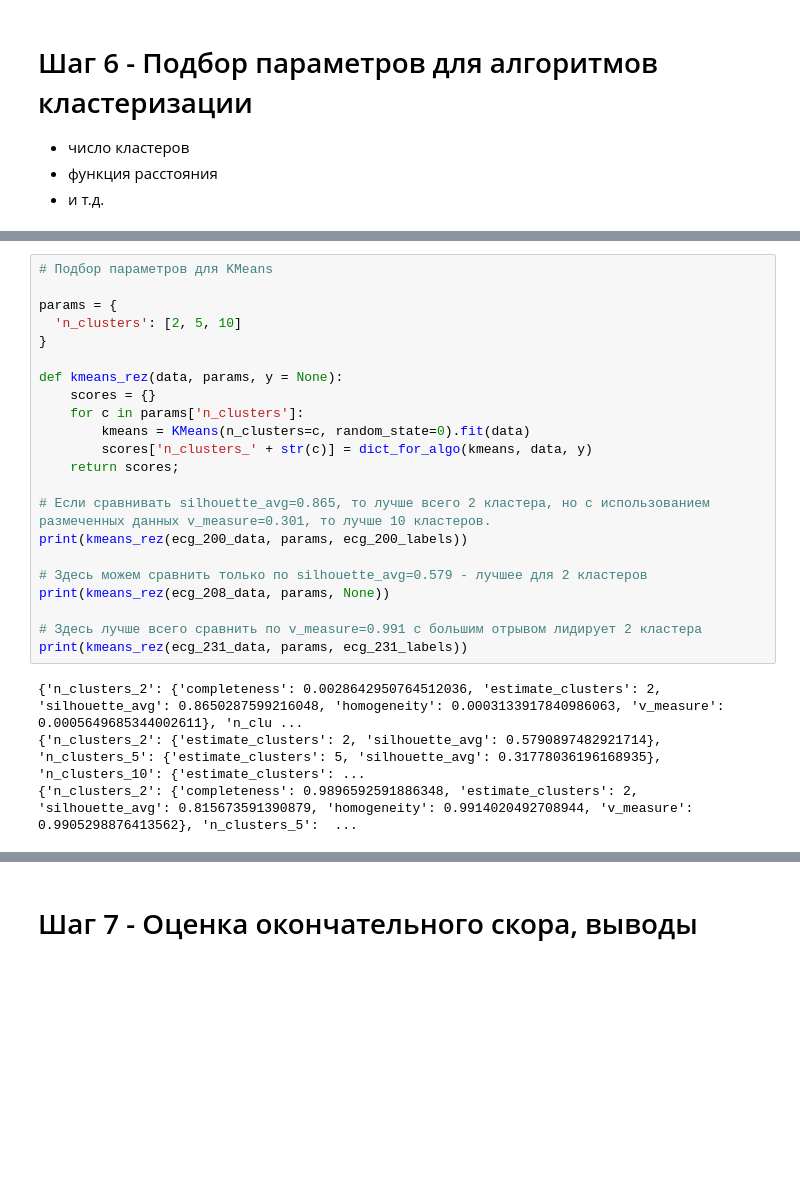
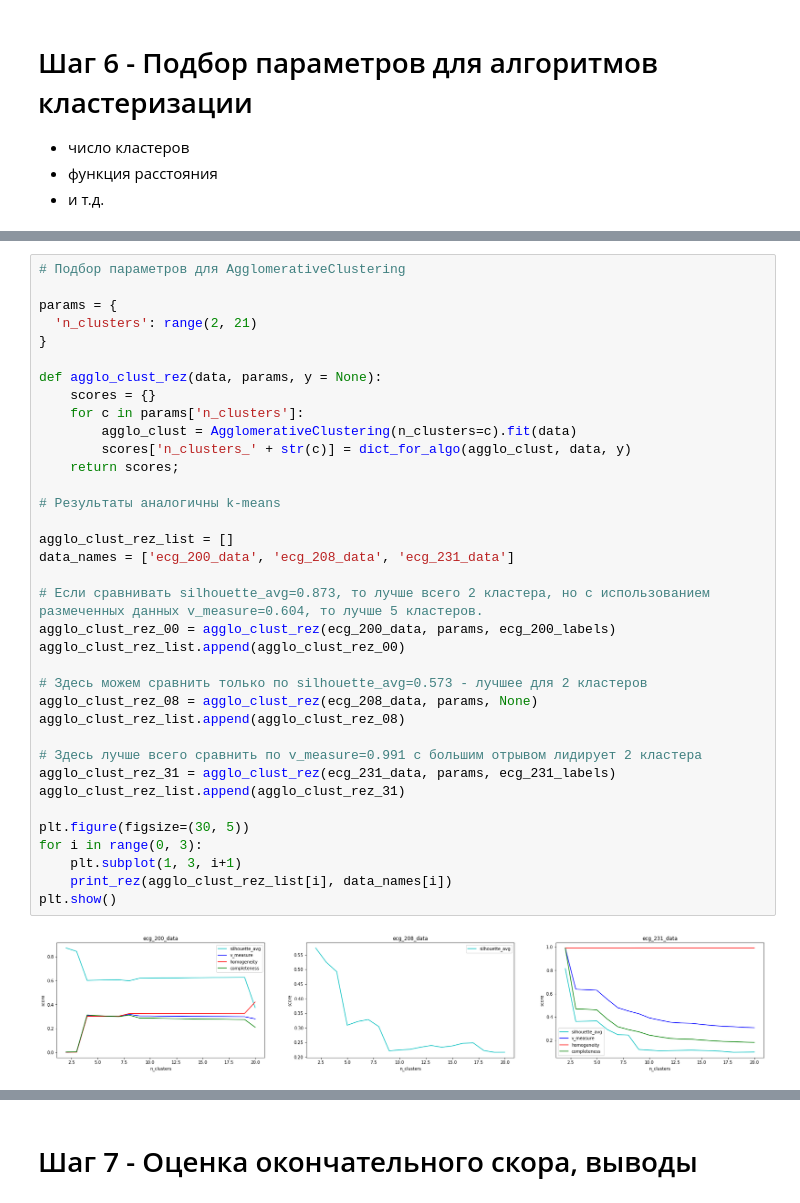
Before and after one commit to axreldable/tech_ml_intro, a Jupyter notebook: lesson_3/lecture/ecg/ecg_task.ipynb, the cells around one changed output, grey strips where cells are left out. Saved outputs shown, nothing was run; the diff lists cells and outputs as text; blank space fills up the shorter version.

```diff
--- a/lesson_3/lecture/ecg/ecg_task.ipynb
+++ b/lesson_3/lecture/ecg/ecg_task.ipynb
@@ -262,26 +308,38 @@ ecg_231_data
 # %%
-# Подбор параметров для KMeans
+# Подбор параметров для AgglomerativeClustering
 
 params = {
-  'n_clusters': [2, 5, 10]
+  'n_clusters': range(2, 21)
 }
 
-def kmeans_rez(data, params, y = None):
+def agglo_clust_rez(data, params, y = None):
     scores = {}
     for c in params['n_clusters']:
-        kmeans = KMeans(n_clusters=c, random_state=0).fit(data)
-        scores['n_clusters_' + str(c)] = dict_for_algo(kmeans, data, y)
+        agglo_clust = AgglomerativeClustering(n_clusters=c).fit(data)
+        scores['n_clusters_' + str(c)] = dict_for_algo(agglo_clust, data, y)
     return scores;
 
-# Если сравнивать silhouette_avg=0.865, то лучше всего 2 кластера, но с использованием размеченных данных v_measure=0.301, то лучше 10 кластеров.
-print(kmeans_rez(ecg_200_data, params, ecg_200_labels))
+# Результаты аналогичны k-means
 
-# Здесь можем сравнить только по silhouette_avg=0.579 - лучшее для 2 кластеров
-print(kmeans_rez(ecg_208_data, params, None))
+agglo_clust_rez_list = []
+data_names = ['ecg_200_data', 'ecg_208_data', 'ecg_231_data']
+
+# Если сравнивать silhouette_avg=0.873, то лучше всего 2 кластера, но с использованием размеченных данных v_measure=0.604, то лучше 5 кластеров.
+agglo_clust_rez_00 = agglo_clust_rez(ecg_200_data, params, ecg_200_labels)
+agglo_clust_rez_list.append(agglo_clust_rez_00)
+
+# Здесь можем сравнить только по silhouette_avg=0.573 - лучшее для 2 кластеров
+agglo_clust_rez_08 = agglo_clust_rez(ecg_208_data, params, None)
+agglo_clust_rez_list.append(agglo_clust_rez_08)
 
 # Здесь лучше всего сравнить по v_measure=0.991 с большим отрывом лидирует 2 кластера
-print(kmeans_rez(ecg_231_data, params, ecg_231_labels))
+agglo_clust_rez_31 = agglo_clust_rez(ecg_231_data, params, ecg_231_labels)
+agglo_clust_rez_list.append(agglo_clust_rez_31)
+
+plt.figure(figsize=(30, 5))
+for i in range(0, 3):
+    plt.subplot(1, 3, i+1)
+    print_rez(agglo_clust_rez_list[i], data_names[i])
+plt.show()
 # %% [output]
-{'n_clusters_2': {'completeness': 0.0028642950764512036, 'estimate_clusters': 2, 'silhouette_avg': 0.8650287599216048, 'homogeneity': 0.0003133917840986063, 'v_measure': 0.0005649685344002611}, 'n_clu ...
-{'n_clusters_2': {'estimate_clusters': 2, 'silhouette_avg': 0.5790897482921714}, 'n_clusters_5': {'estimate_clusters': 5, 'silhouette_avg': 0.31778036196168935}, 'n_clusters_10': {'estimate_clusters': ...
-{'n_clusters_2': {'completeness': 0.9896592591886348, 'estimate_clusters': 2, 'silhouette_avg': 0.815673591390879, 'homogeneity': 0.9914020492708944, 'v_measure': 0.9905298876413562}, 'n_clusters_5':  ...
+[figure, added]
```
Also changed, not shown: parts of 7 cells of this notebook.
